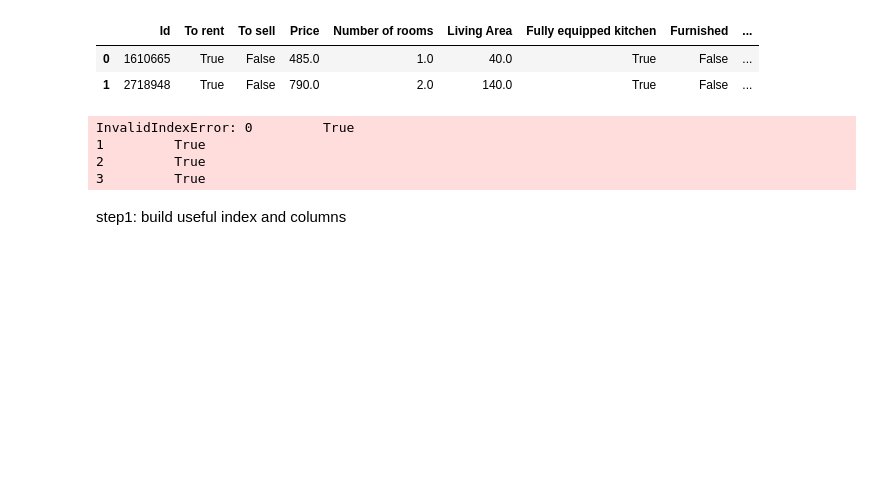
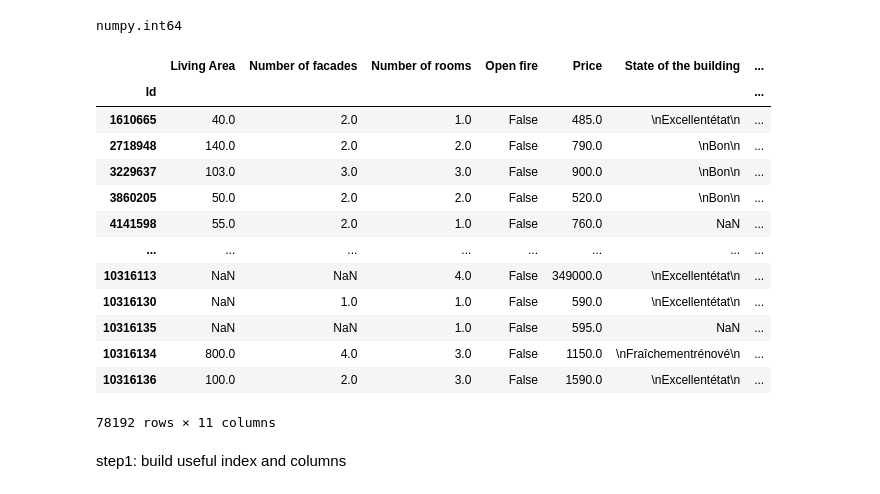
Before and after one commit to dimiphoton/BeCode-real-estate-ML-cookiecutter, a Jupyter notebook: data/raw/cleaning.ipynb, the cells around one changed output. Drawn from its saved outputs; the diff is of its cells as text; code cells hidden in the pictures; blank space fills up the shorter version.

```diff
--- a/data/raw/cleaning.ipynb
+++ b/data/raw/cleaning.ipynb
@@ -8,13 +4,6 @@ def map_rent_or_sell(value):
-# %%
-df0.head(2)
-# %% [output]
-|  | Id | To rent | To sell | Price | Number of rooms | Living Area | Fully equipped kitchen | Furnished | ... |
-| 0 | 1610665 | True | False | 485.0 | 1.0 | 40.0 | True | False | ... |
-| 1 | 2718948 | True | False | 790.0 | 2.0 | 140.0 | True | False | ... |
-# %%
-df0.index.get_loc(df0['To rent']==True)
-# %% [output]
-InvalidIndexError: 0         True
-1         True
-2         True
-3         True
+# %%
+df_sale,df_rent=cleaning_utils.step0()
+# %%
+type(df_sale.iloc[0]['zipcode'])
+# %% [output]
+numpy.int64
@@ -21,3 +38,20 @@ InvalidIndexError: 0         True
+# %%
+df_sale
+# %% [output]
+|  | Living Area | Number of facades | Number of rooms | Open fire | Price | State of the building | ... |
+| Id |  |  |  |  |  |  | ... |
+| 1610665 | 40.0 | 2.0 | 1.0 | False | 485.0 | \nExcellentétat\n | ... |
+| 2718948 | 140.0 | 2.0 | 2.0 | False | 790.0 | \nBon\n | ... |
+| 3229637 | 103.0 | 3.0 | 3.0 | False | 900.0 | \nBon\n | ... |
+| 3860205 | 50.0 | 2.0 | 2.0 | False | 520.0 | \nBon\n | ... |
+| 4141598 | 55.0 | 2.0 | 1.0 | False | 760.0 | NaN | ... |
+| ... | ... | ... | ... | ... | ... | ... | ... |
+| 10316113 | NaN | NaN | 4.0 | False | 349000.0 | \nExcellentétat\n | ... |
+| 10316130 | NaN | 1.0 | 1.0 | False | 590.0 | \nExcellentétat\n | ... |
+| 10316135 | NaN | NaN | 1.0 | False | 595.0 | NaN | ... |
+| 10316134 | 800.0 | 4.0 | 3.0 | False | 1150.0 | \nFraîchementrénové\n | ... |
+| 10316136 | 100.0 | 2.0 | 3.0 | False | 1590.0 | \nExcellentétat\n | ... |
+78192 rows × 11 columns
 # %% [markdown]
 step1: build useful index and columns
 # %%
```
Also changed, not shown: parts of 4 cells of this notebook, 6 other files.
